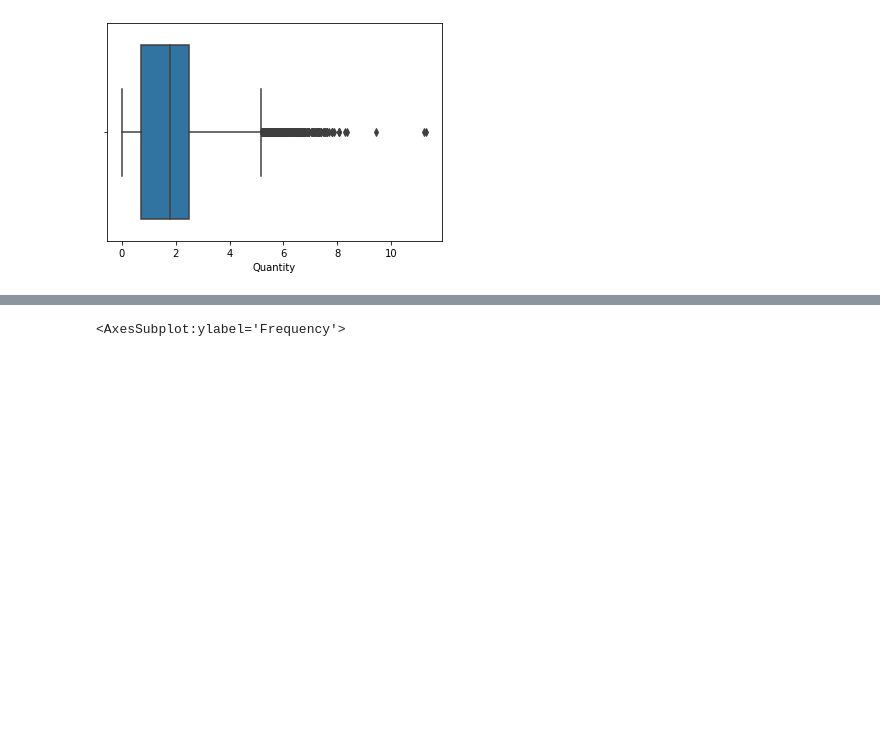
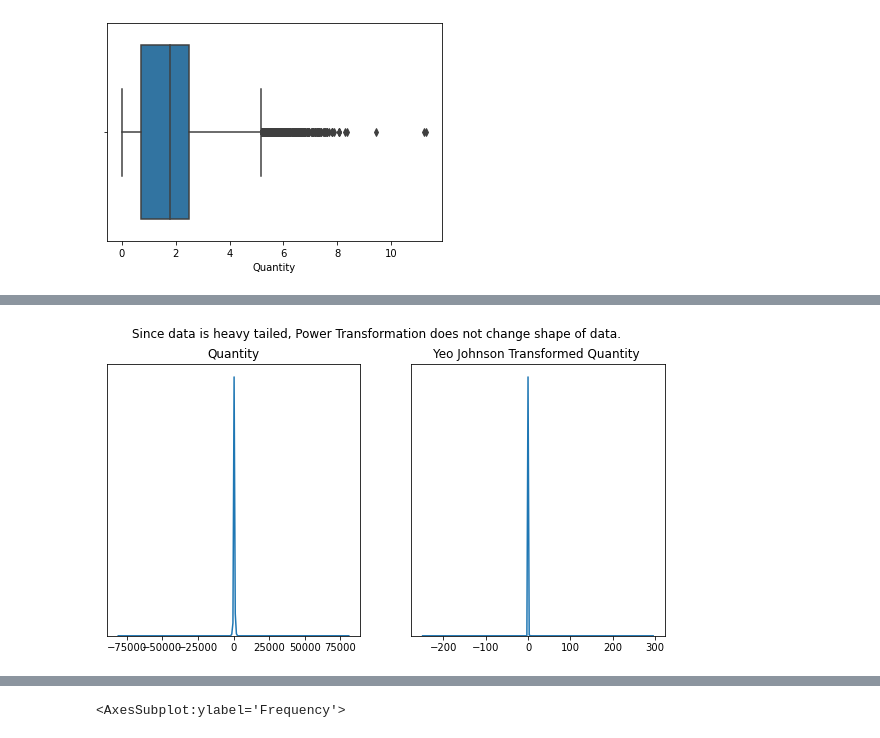
Before and after one commit to gunnerVivek/Foretelling-Retail-price-using-Multivariate-Regression, a Jupyter notebook: analysis.ipynb, the cells around one changed output, grey strips where cells are left out. Saved outputs shown, nothing was run; the diff lists cells and outputs as text; code cells hidden in the pictures; blank space fills up the shorter version.

```diff
--- a/analysis.ipynb
+++ b/analysis.ipynb
@@ -408,0 +428,20 @@ Name: Quantity, dtype: float64
+# %%
+fig, ax = plt.subplots(1,2, figsize=(10,5))
+plt.subplot(ax[0])
+sns.kdeplot(data.Quantity)
+plt.title("Quantity")
+plt.yticks([])
+plt.ylabel('')
+plt.xlabel('')
+
+plt.subplot(ax[1])
+sns.kdeplot(quant_YJ.reshape(len(quant_YJ)))
+plt.title("Yeo Johnson Transformed Quantity ")
+plt.yticks([])
+plt.ylabel('')
+plt.xlabel('')
+
+plt.suptitle("Since data is heavy tailed, Power Transformation does not change shape of data.")
+plt.show()
+# %% [output]
+[figure, added]
```
Also changed, not shown: parts of 24 cells of this notebook.
